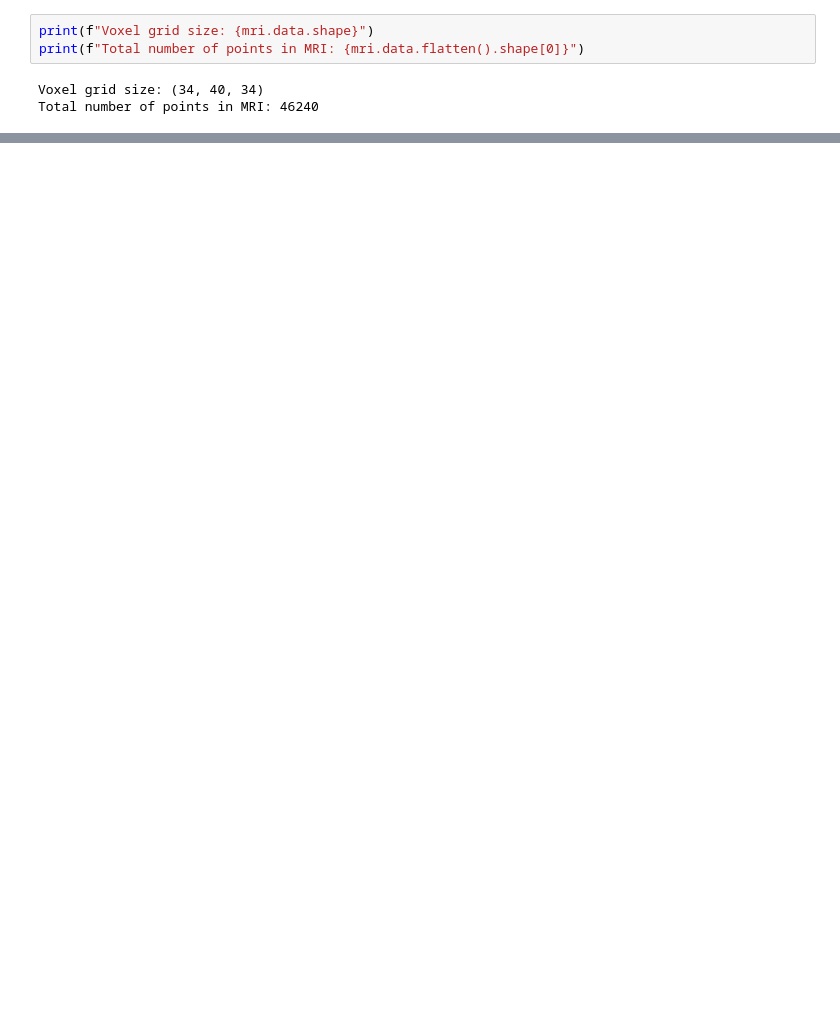
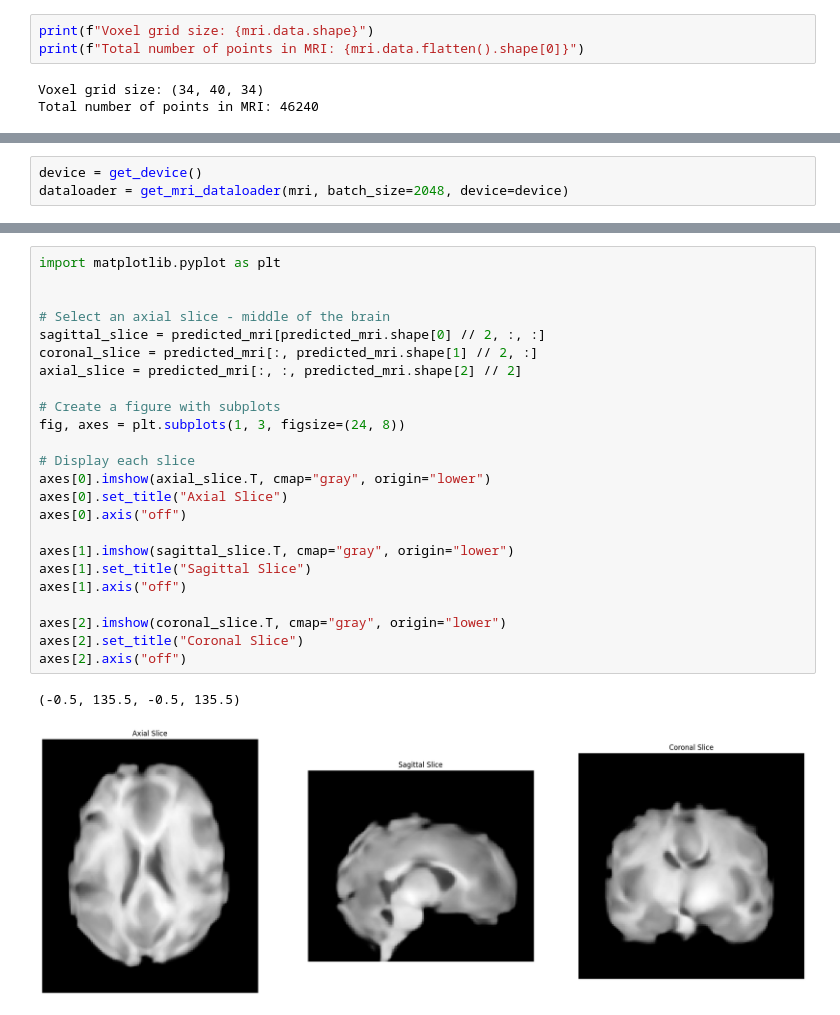
Before and after one commit to florinhegedus/mri_inr, a Jupyter notebook: notebooks/Demo.ipynb, the cells around one changed output, grey strips where cells are left out. Drawn from its saved outputs; the diff is of its cells as text; blank space fills up the shorter version.

```diff
--- a/notebooks/Demo.ipynb
+++ b/notebooks/Demo.ipynb
@@ -159,0 +36,3 @@ mri.data.flatten().shape
+# %%
+device = get_device()
+dataloader = get_mri_dataloader(mri, batch_size=2048, device=device)
@@ -159,0 +149,27 @@ mri.data.flatten().shape
+# %%
+import matplotlib.pyplot as plt
+
+
+# Select an axial slice - middle of the brain
+sagittal_slice = predicted_mri[predicted_mri.shape[0] // 2, :, :]
+coronal_slice = predicted_mri[:, predicted_mri.shape[1] // 2, :]
+axial_slice = predicted_mri[:, :, predicted_mri.shape[2] // 2]
+
+# Create a figure with subplots
+fig, axes = plt.subplots(1, 3, figsize=(24, 8))
+
+# Display each slice
+axes[0].imshow(axial_slice.T, cmap="gray", origin="lower")
+axes[0].set_title("Axial Slice")
+axes[0].axis("off")
+
+axes[1].imshow(sagittal_slice.T, cmap="gray", origin="lower")
+axes[1].set_title("Sagittal Slice")
+axes[1].axis("off")
+
+axes[2].imshow(coronal_slice.T, cmap="gray", origin="lower")
+axes[2].set_title("Coronal Slice")
+axes[2].axis("off")
+# %% [output]
+(-0.5, 135.5, -0.5, 135.5)
+[figure, added]
```
Also changed, not shown: parts of 23 cells of this notebook, 3 other files.
